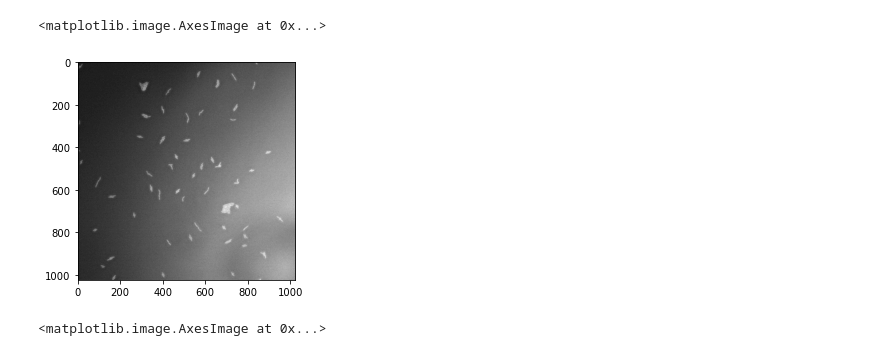
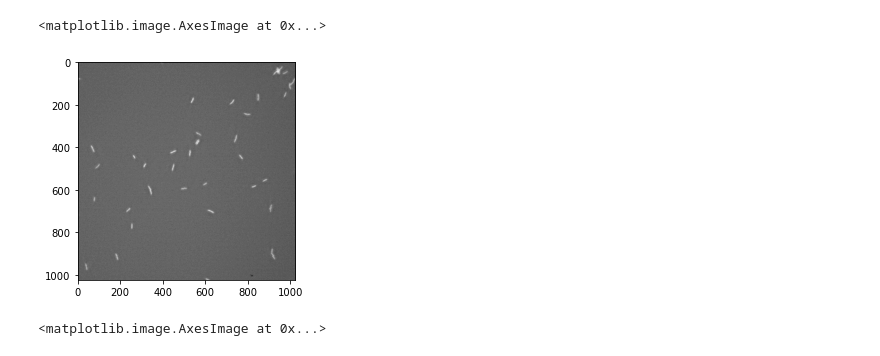
Before and after one commit to ZiyangCh3n/Pilus_Sensing, a Jupyter notebook: test.ipynb, the cells around one changed output. Drawn from its saved outputs; the diff is of its cells as text; code cells hidden in the pictures.

```diff
--- a/test.ipynb
+++ b/test.ipynb
@@ -9,15 +6,16 @@ DATA_DIR = r'C:\Users\chen2\Documents\Research Project\ZY1'
+# %%
+DATA_DIR = r'D:\Researchdata\ZY1'
 # %%
 for parent, dir, file in os.walk(DATA_DIR):
     if( 'tiff' in parent):
         for f in file:
             raw_stack = io.imread(os.path.join(parent, f))
-            break
 # %%
-img_raw = raw_stack[2, ..., 2]
-img_sharp = filters.unsharp_mask(img_raw, radius = 10, amount = 2, preserve_range = True)
-# img_sharp = util.img_as_uint(img_sharp)
+img_raw = raw_stack[0, ..., 2]
+img_sharp = filters.unsharp_mask(img_raw, radius = 10, amount = 2, preserve_range = False)
+img_sharp = util.img_as_uint(img_sharp)
 plt.imshow(img_sharp, cmap = 'gray')
 # %% [output]
 <matplotlib.image.AxesImage at 0x...>
-[figure, old version]
+[figure, new version]
 # %%
```
Also changed, not shown: parts of 12 cells of this notebook, 1 other file.
